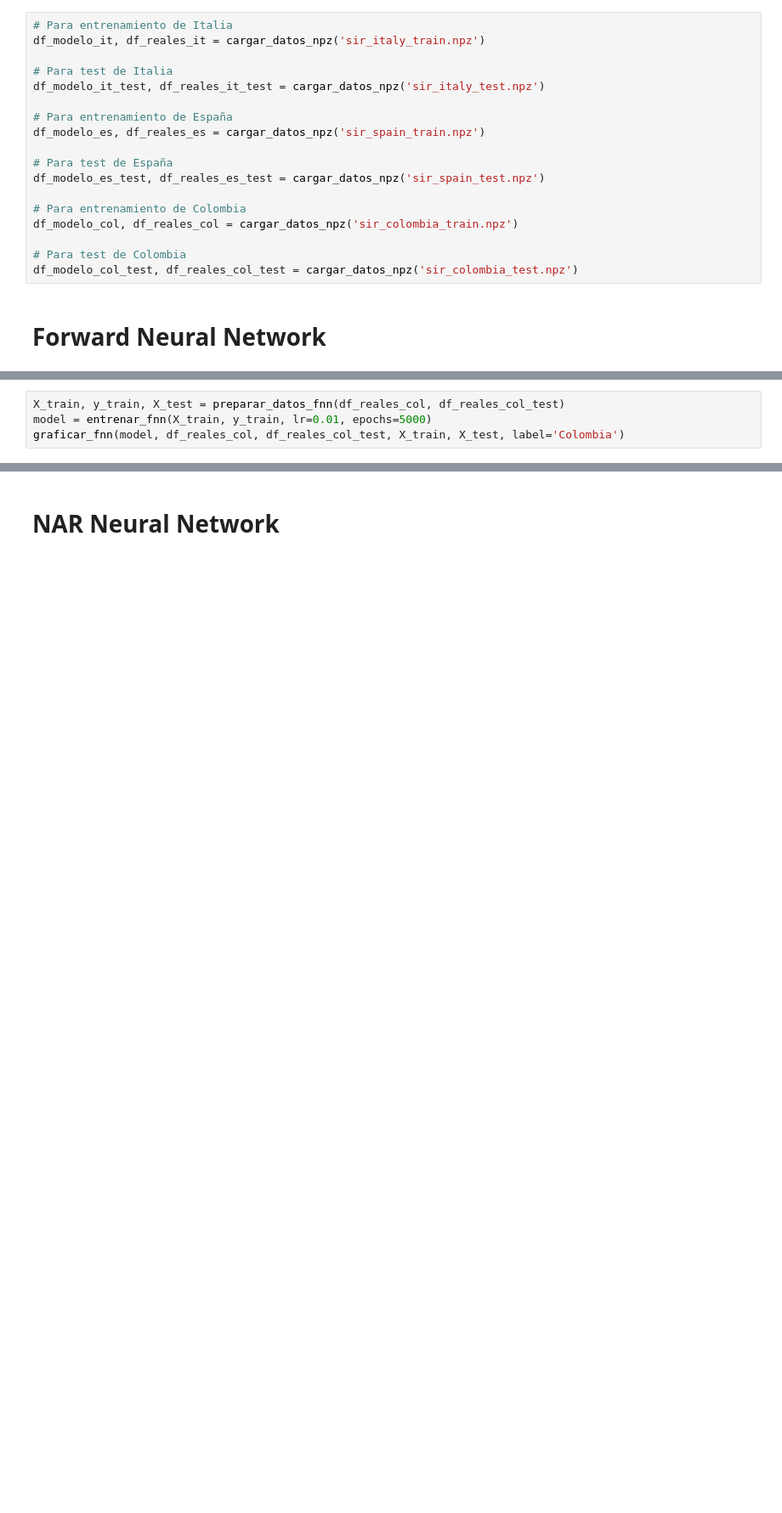
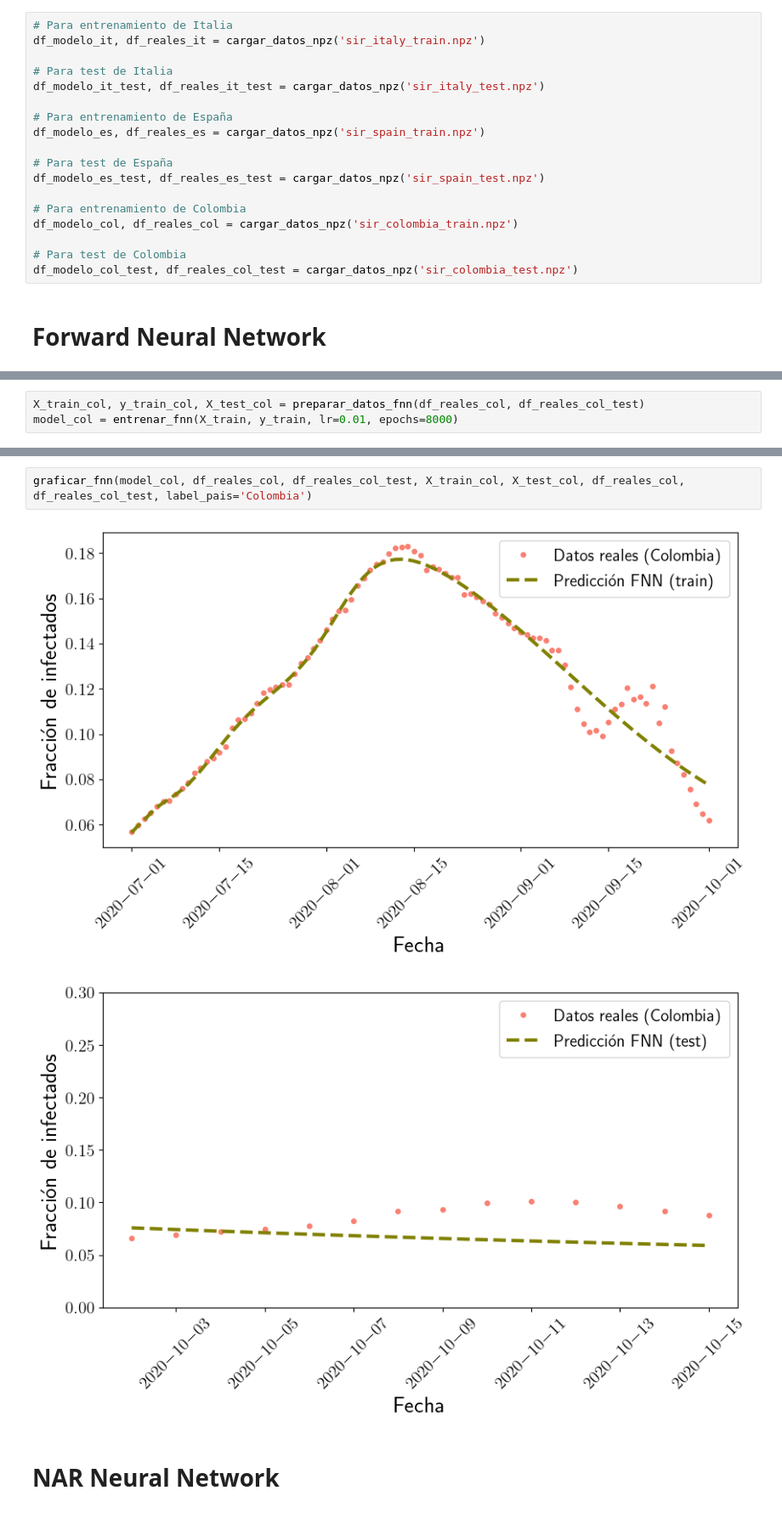
Before and after one commit to dcpadillag/FNN_NAR_epidemic, a Jupyter notebook: neural_network.ipynb, the cells around one changed output, grey strips where cells are left out. Shown at 85% size. Cells and saved outputs as stored; diff of their text form; blank space fills up the shorter version.

```diff
--- a/neural_network.ipynb
+++ b/neural_network.ipynb
@@ -179,5 +201,4 @@ Epoch 4500, Loss: 0.000014
 # %%
-X_train, y_train, X_test = preparar_datos_fnn(df_reales_col, df_reales_col_test)
-model = entrenar_fnn(X_train, y_train, lr=0.01, epochs=5000)
-graficar_fnn(model, df_reales_col, df_reales_col_test, X_train, X_test, label='Colombia')
+X_train_col, y_train_col, X_test_col = preparar_datos_fnn(df_reales_col, df_reales_col_test)
+model_col = entrenar_fnn(X_train, y_train, lr=0.01, epochs=8000)
 # %% [output]
@@ -196,3 +221,8 @@ Epoch 4500, Loss: 0.000014
+# %%
+graficar_fnn(model_col, df_reales_col, df_reales_col_test, X_train_col, X_test_col, df_reales_col, df_reales_col_test, label_pais='Colombia')
+# %% [output]
+[figure, added]
+[figure, added]
 # %% [markdown]
 # NAR Neural Network
 # %%
```
Also changed, not shown: parts of 13 cells of this notebook, 26 other files.
